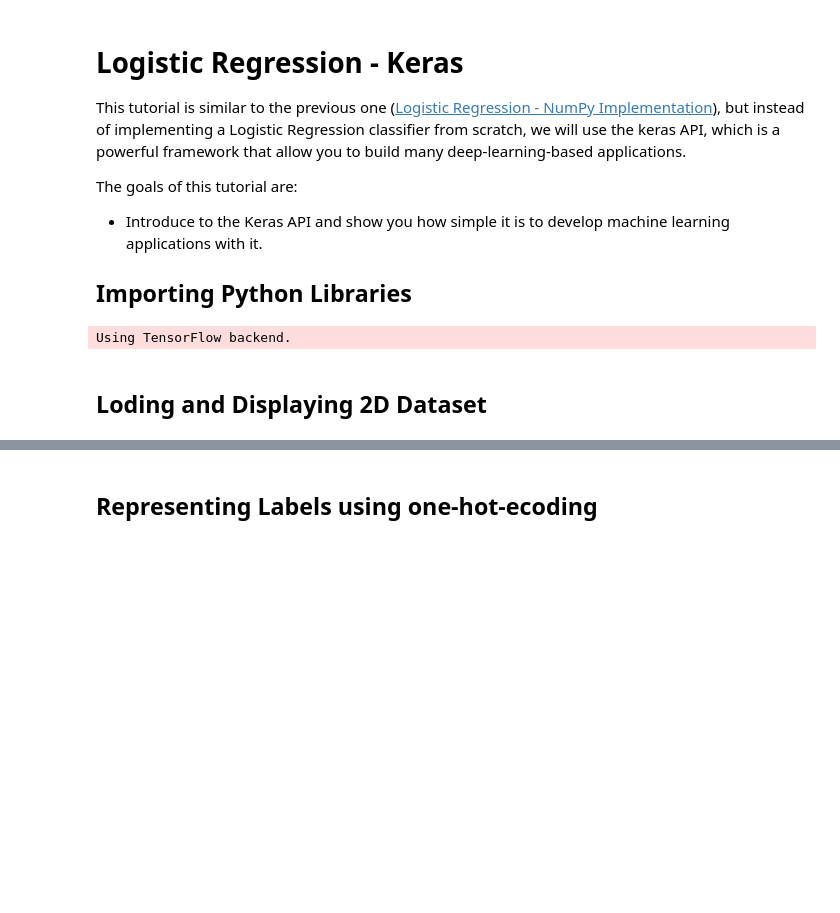
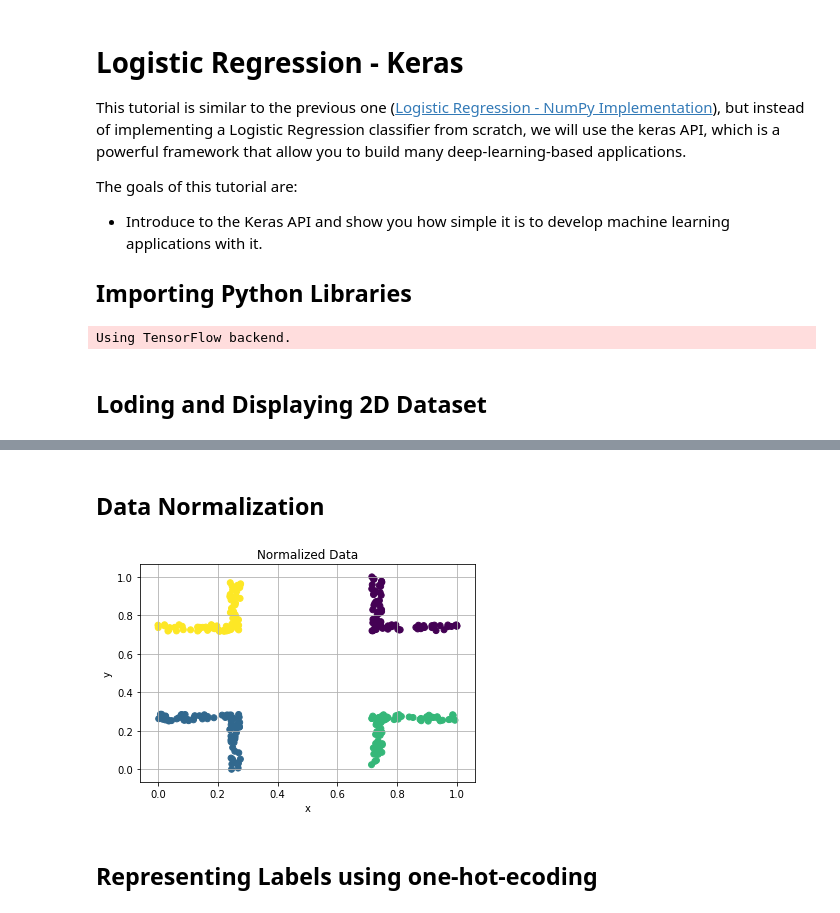
Before and after one commit to rmsouza01/ML101, a Jupyter notebook: JNotebooks/logistic_regression_keras.ipynb, the cells around one changed output, grey strips where cells are left out. Cells and saved outputs as stored; diff of their text form; code cells hidden in the pictures; blank space fills up the shorter version.

```diff
--- a/JNotebooks/logistic_regression_keras.ipynb
+++ b/JNotebooks/logistic_regression_keras.ipynb
@@ -55,3 +62,19 @@ plt.show()
+# %% [markdown]
+## Data Normalization
+# %%
+# min-max data normalization
+X = (X-X.min(axis = 0,keepdims = True))/(X.max(axis = 0,keepdims = True)-X.min(axis = 0,keepdims = True))
+
+#Displaying the normalized dataset
+plt.scatter(X[:,0],X[:,1],c=Y)
+
+plt.xlabel("x")
+plt.ylabel("y")
+plt.grid()
+plt.title("Normalized Data")
+plt.show()
+# %% [output]
+[figure, added]
 # %% [markdown]
 ## Representing Labels using one-hot-ecoding
 # %%
```
Also changed, not shown: parts of 4 cells of this notebook, 2 other files.
